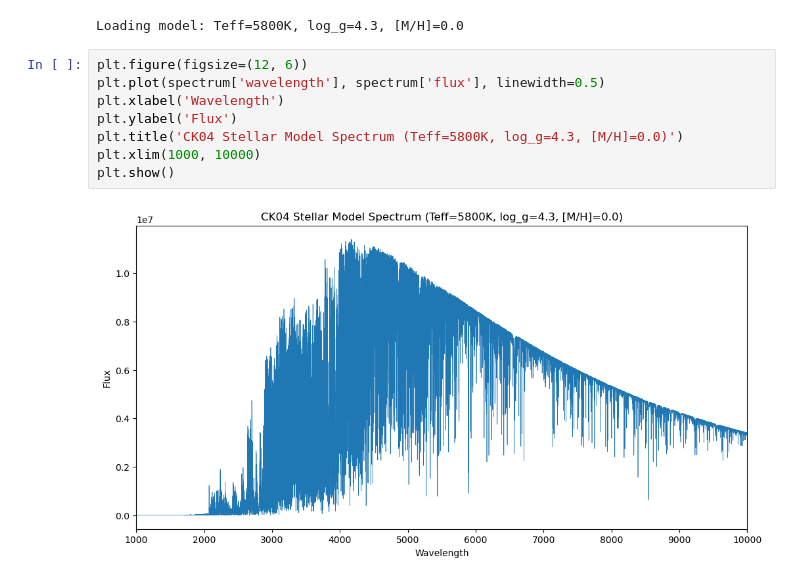
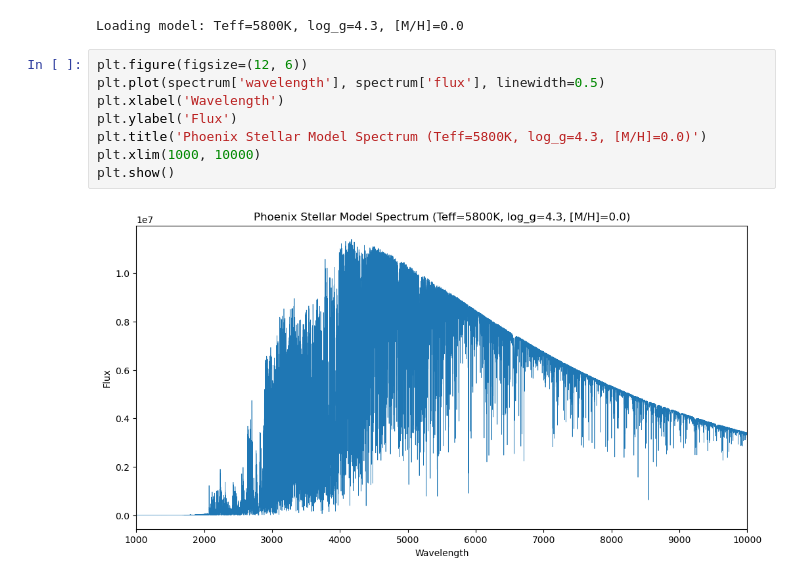
Before and after one commit to ritviksainarayan/starfuSED, a Jupyter notebook: example_usage.ipynb, the cells around one changed output. Cells and saved outputs as stored; diff of their text form.

```diff
--- a/example_usage.ipynb
+++ b/example_usage.ipynb
@@ -177,10 +177,10 @@ Loading model: Teff=5800K, log_g=4.3, [M/H]=0.0
 # %%
 plt.figure(figsize=(12, 6))
 plt.plot(spectrum['wavelength'], spectrum['flux'], linewidth=0.5)
 plt.xlabel('Wavelength')
 plt.ylabel('Flux')
-plt.title('CK04 Stellar Model Spectrum (Teff=5800K, log_g=4.3, [M/H]=0.0)')
+plt.title('Phoenix Stellar Model Spectrum (Teff=5800K, log_g=4.3, [M/H]=0.0)')
 plt.xlim(1000, 10000)
 plt.show()
 # %% [output]
-[figure, old version]
+[figure, new version]
```
Also changed, not shown: parts of 3 cells of this notebook.
